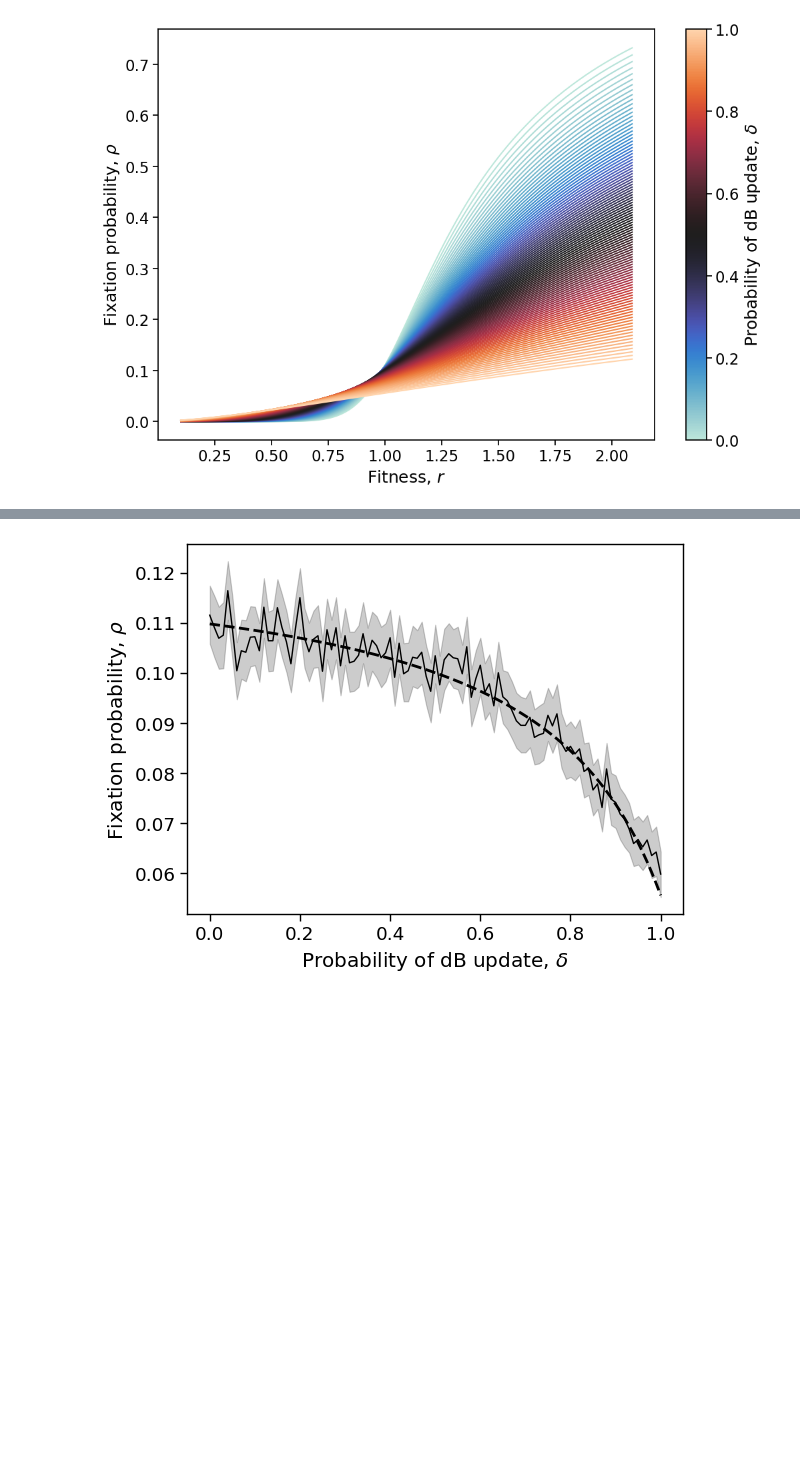
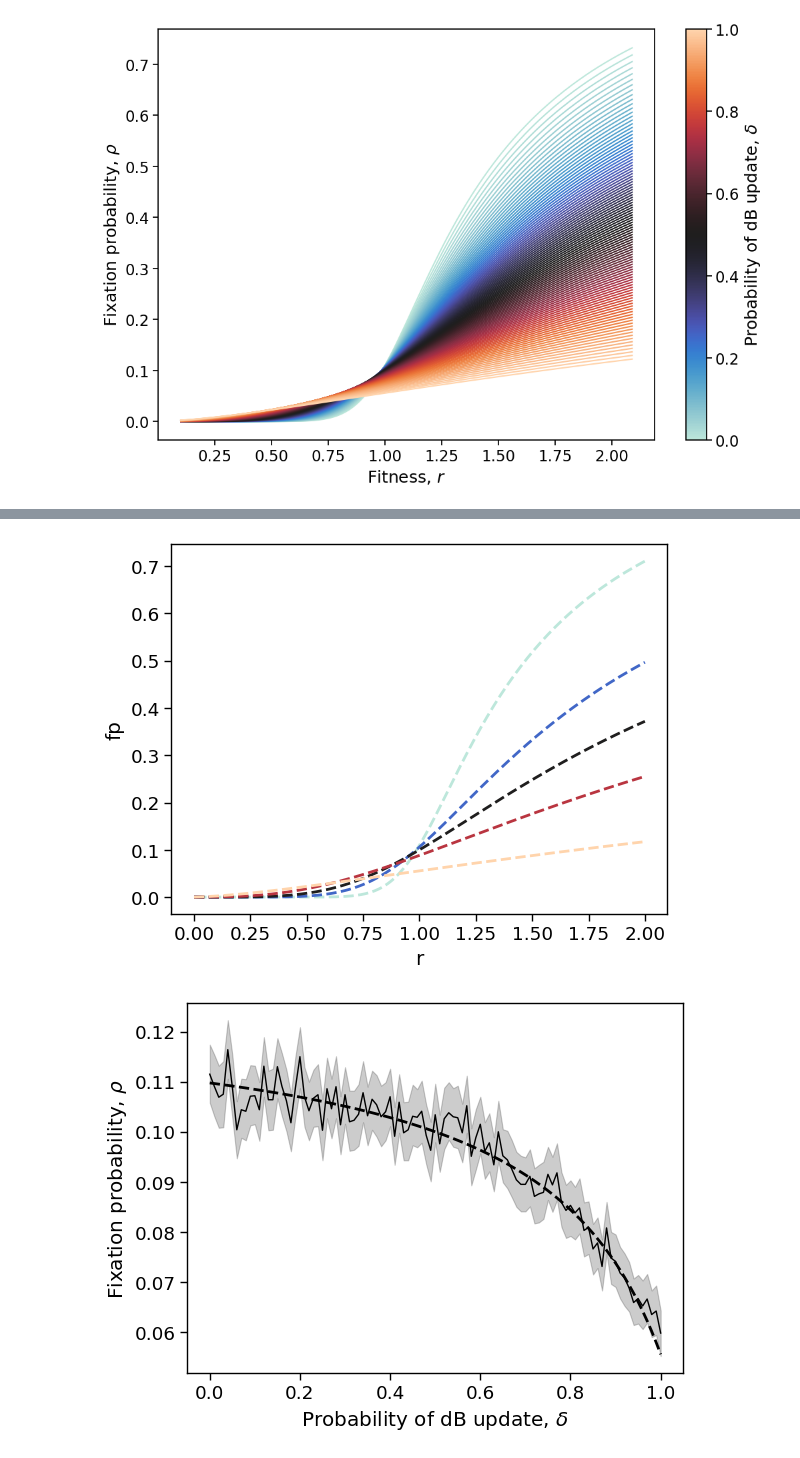
Before and after one commit to davidb2/mixed-updating, a Jupyter notebook: star-exact.ipynb, the cells around one changed output, grey strips where cells are left out. Drawn from its saved outputs; the diff is of its cells as text; code cells hidden in the pictures; blank space fills up the shorter version.

```diff
--- a/star-exact.ipynb
+++ b/star-exact.ipynb
@@ -134,5 +134,20 @@ with sns.plotting_context('paper', font_scale=1.5):
 # %%
 g.figure.savefig('./pics/star-10-leaf-plot.svg', transparent=True, bbox_inches='tight')
+# %%
+with sns.plotting_context('paper', font_scale=1.5):
+  cmap = sns.color_palette('icefire', as_cmap=True)
+  g = sns.lineplot(
+    data=df_formula_delta_examples[df_formula_delta_examples['initial_location'] == 'pe1'],
+    x='r',
+    y='fp',
+    hue='delta',
+    palette=cmap,
+    legend=False,
+    linestyle='--',
+    lw=2,
+  )
+# %% [output]
+[figure, added]
 # %%
 df_neutral = pd.read_csv('./data/star-10-results-neutral.csv')
 # %%
```
Also changed, not shown: parts of 3 cells of this notebook, 8 other files.
